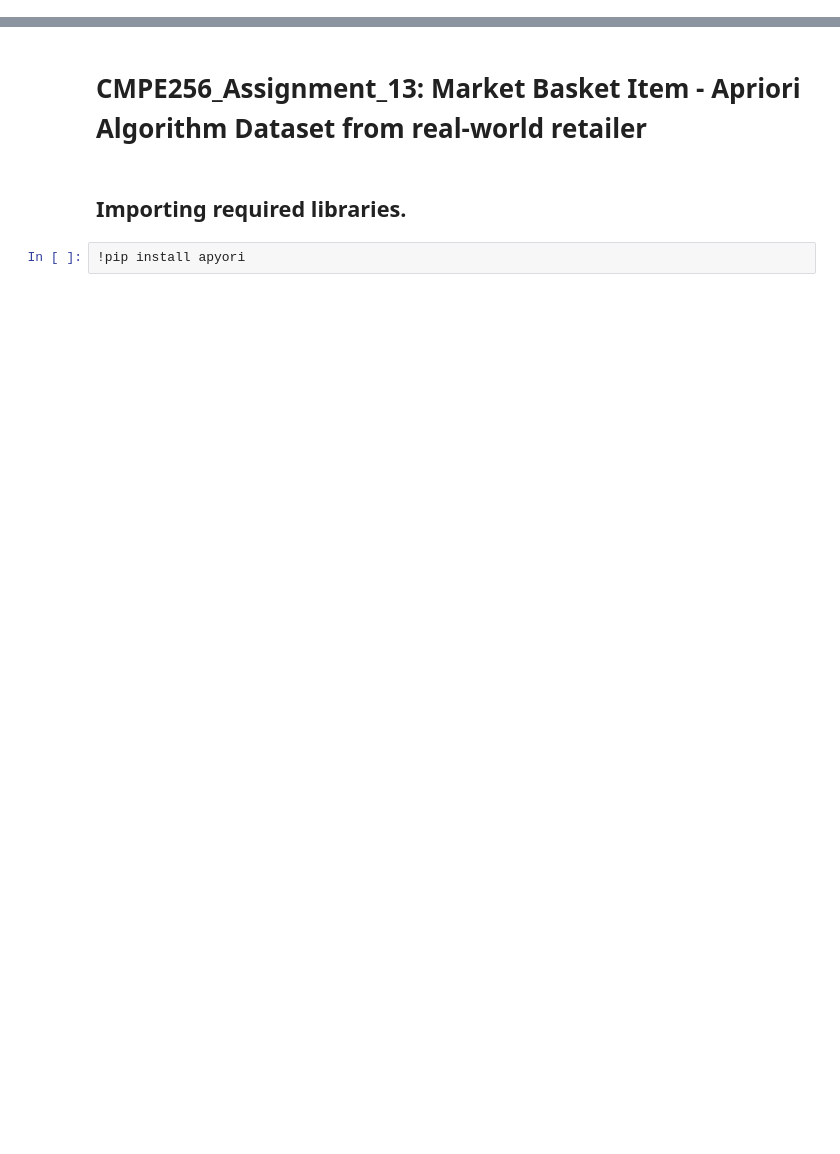
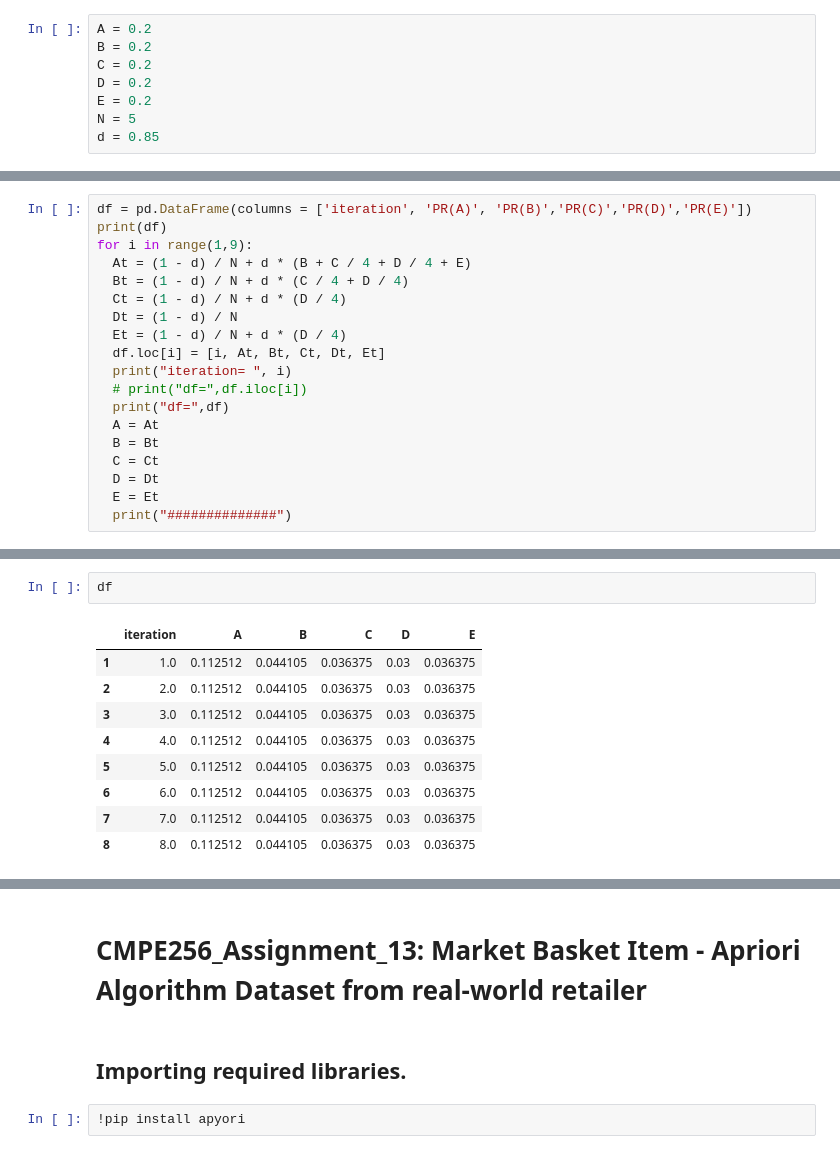
Before and after one commit to s-c-soma/AdvanceDataMining-CMPE-256, a Jupyter notebook: assignments/CMPE256_Assignment_13_Apriori_Market_Basket_Item_Apriori.ipynb, the cells around one changed output, grey strips where cells are left out. Cells and saved outputs as stored; diff of their text form; blank space fills up the shorter version.

```diff
--- a/assignments/CMPE256_Assignment_13_Apriori_Market_Basket_Item_Apriori.ipynb
+++ b/assignments/CMPE256_Assignment_13_Apriori_Market_Basket_Item_Apriori.ipynb
@@ -41,0 +10,8 @@ print(list_with_dog) # oops
+# %%
+A = 0.2
+B = 0.2
+C = 0.2
+D = 0.2
+E = 0.2
+N = 5
+d = 0.85
@@ -41,0 +22,19 @@ print(list_with_dog) # oops
+# %%
+df = pd.DataFrame(columns = ['iteration', 'PR(A)', 'PR(B)','PR(C)','PR(D)','PR(E)'])
+print(df)
+for i in range(1,9):
+  At = (1 - d) / N + d * (B + C / 4 + D / 4 + E)
+  Bt = (1 - d) / N + d * (C / 4 + D / 4)
+  Ct = (1 - d) / N + d * (D / 4)
+  Dt = (1 - d) / N
+  Et = (1 - d) / N + d * (D / 4)
+  df.loc[i] = [i, At, Bt, Ct, Dt, Et]
+  print("iteration= ", i)
+  # print("df=",df.iloc[i])
+  print("df=",df)
+  A = At
+  B = Bt
+  C = Ct
+  D = Dt
+  E = Et
+  print("##############")
@@ -41,0 +59,12 @@ print(list_with_dog) # oops
+# %%
+df
+# %% [output]
+|  | iteration | A | B | C | D | E |
+| 1 | 1.0 | 0.112512 | 0.044105 | 0.036375 | 0.03 | 0.036375 |
+| 2 | 2.0 | 0.112512 | 0.044105 | 0.036375 | 0.03 | 0.036375 |
+| 3 | 3.0 | 0.112512 | 0.044105 | 0.036375 | 0.03 | 0.036375 |
+| 4 | 4.0 | 0.112512 | 0.044105 | 0.036375 | 0.03 | 0.036375 |
+| 5 | 5.0 | 0.112512 | 0.044105 | 0.036375 | 0.03 | 0.036375 |
+| 6 | 6.0 | 0.112512 | 0.044105 | 0.036375 | 0.03 | 0.036375 |
+| 7 | 7.0 | 0.112512 | 0.044105 | 0.036375 | 0.03 | 0.036375 |
+| 8 | 8.0 | 0.112512 | 0.044105 | 0.036375 | 0.03 | 0.036375 |
```
Also changed, not shown: parts of 36 cells of this notebook.
